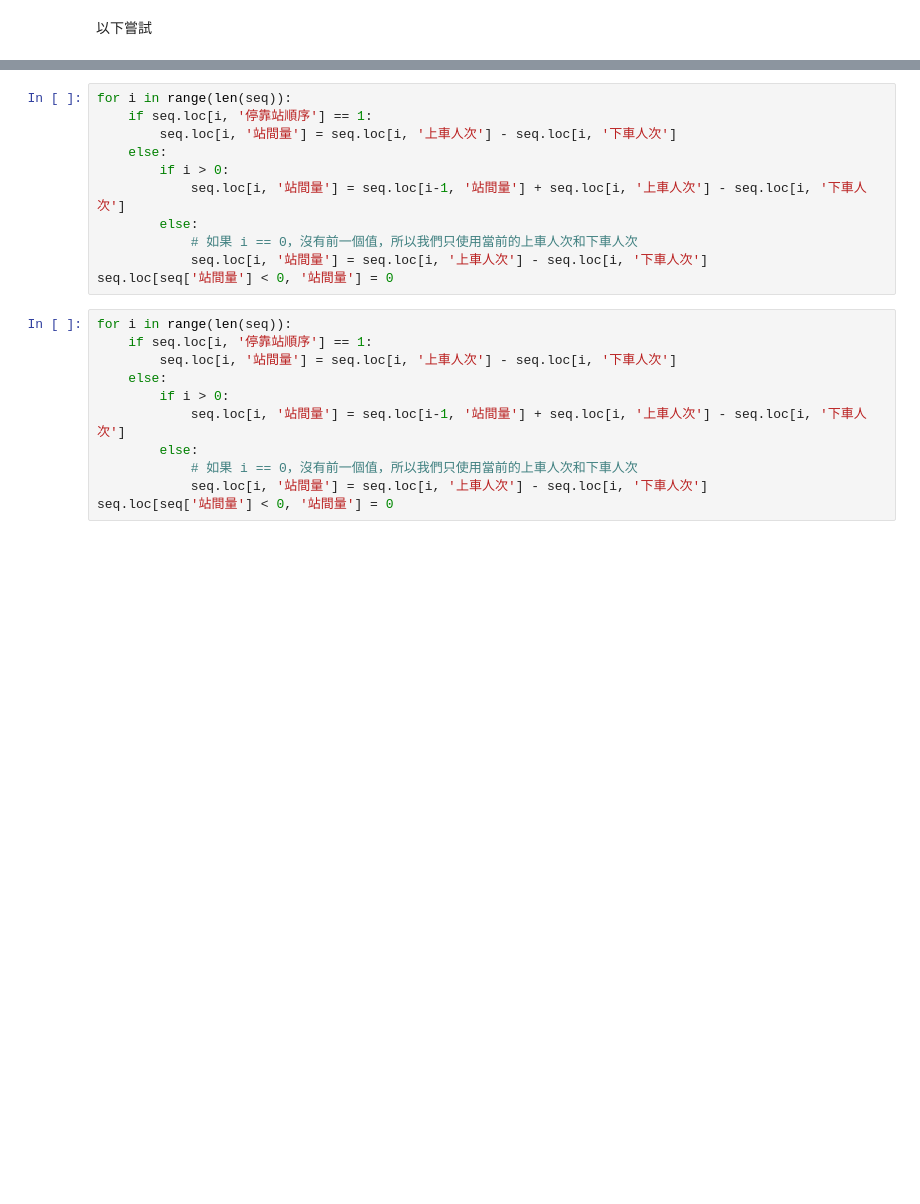
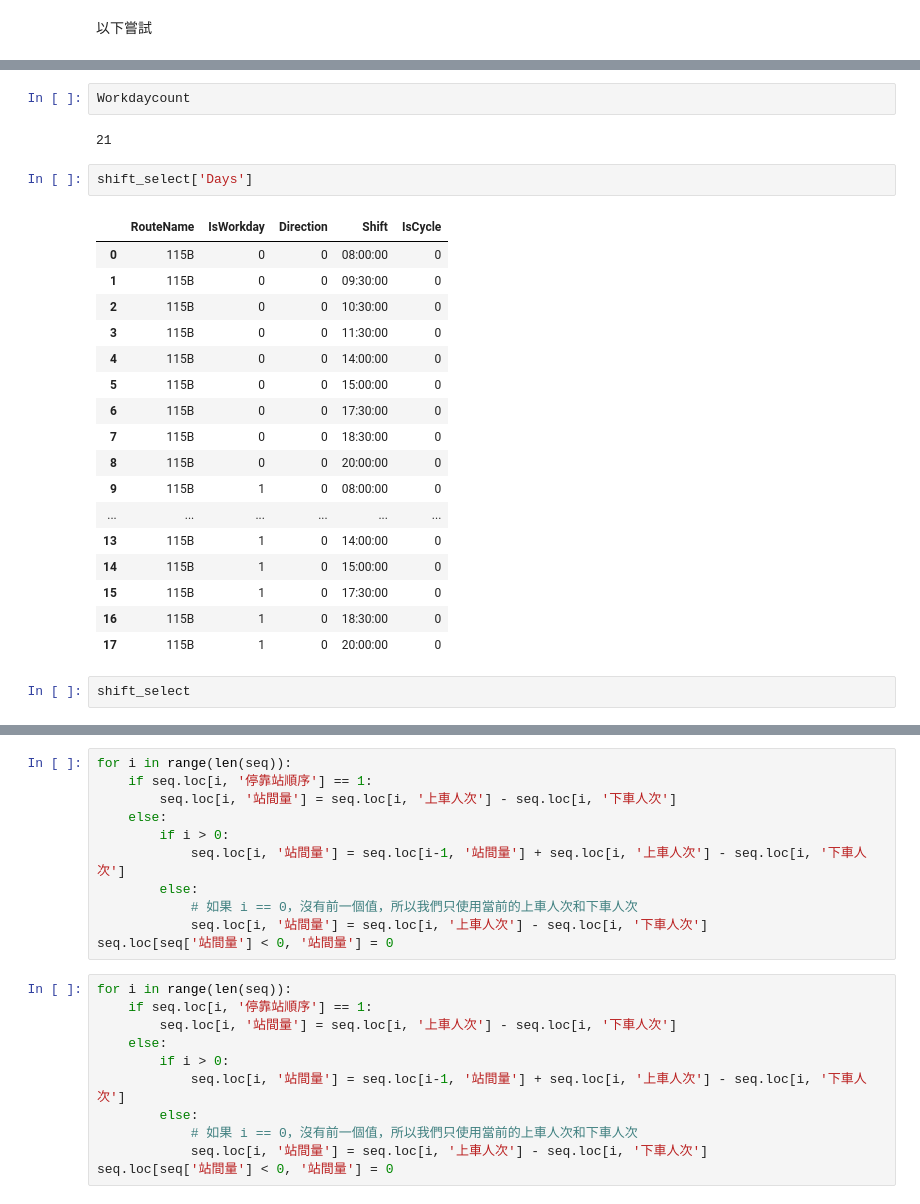
Before and after one commit to KaiChiehKJ/BusFlow, a Jupyter notebook: main.ipynb, the cells around one changed output, grey strips where cells are left out. Saved outputs shown, nothing was run; the diff lists cells and outputs as text; blank space fills up the shorter version.

```diff
--- a/main.ipynb
+++ b/main.ipynb
@@ -315,0 +586,26 @@ onandoff
+# %%
+Workdaycount
+# %% [output]
+21
+# %%
+shift_select['Days']
+# %% [output]
+|  | RouteName | IsWorkday | Direction | Shift | IsCycle |
+| 0 | 115B | 0 | 0 | 08:00:00 | 0 |
+| 1 | 115B | 0 | 0 | 09:30:00 | 0 |
+| 2 | 115B | 0 | 0 | 10:30:00 | 0 |
+| 3 | 115B | 0 | 0 | 11:30:00 | 0 |
+| 4 | 115B | 0 | 0 | 14:00:00 | 0 |
+| 5 | 115B | 0 | 0 | 15:00:00 | 0 |
+| 6 | 115B | 0 | 0 | 17:30:00 | 0 |
+| 7 | 115B | 0 | 0 | 18:30:00 | 0 |
+| 8 | 115B | 0 | 0 | 20:00:00 | 0 |
+| 9 | 115B | 1 | 0 | 08:00:00 | 0 |
+| ... | ... | ... | ... | ... | ... |
+| 13 | 115B | 1 | 0 | 14:00:00 | 0 |
+| 14 | 115B | 1 | 0 | 15:00:00 | 0 |
+| 15 | 115B | 1 | 0 | 17:30:00 | 0 |
+| 16 | 115B | 1 | 0 | 18:30:00 | 0 |
+| 17 | 115B | 1 | 0 | 20:00:00 | 0 |
+# %%
+shift_select
```
Also changed, not shown: parts of 16 cells of this notebook.
